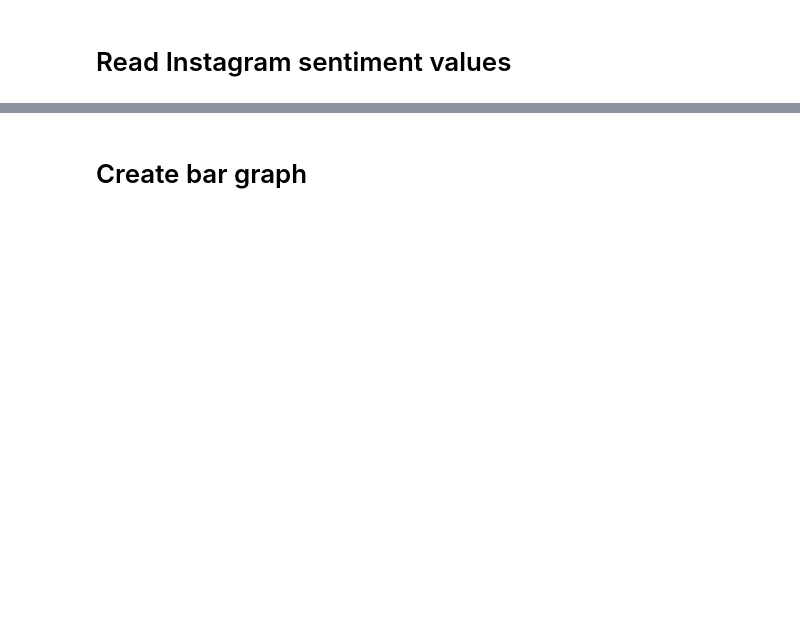
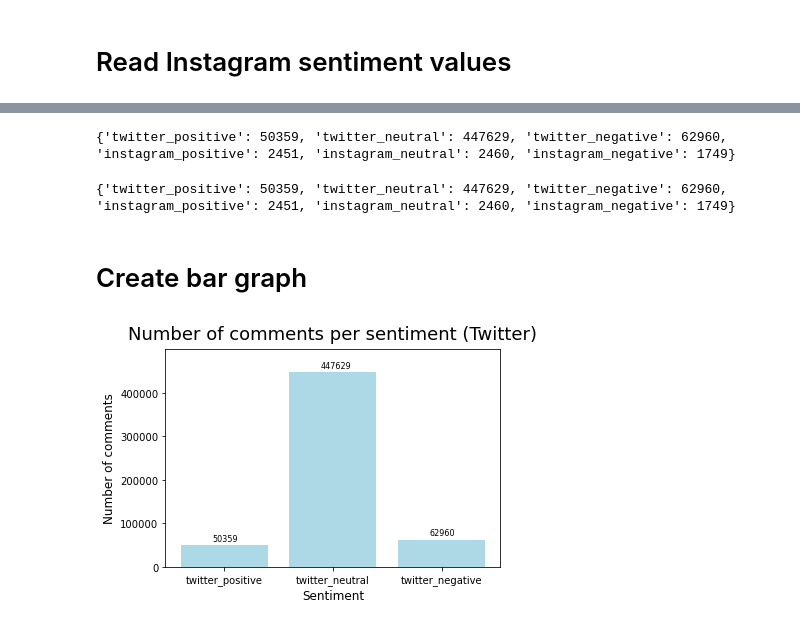
Before and after one commit to joshuawong96/Trump-Impeachment-Analysis, a Jupyter notebook: Combined Analysis/Combined_Analysis.ipynb, the cells around one changed output, grey strips where cells are left out. Saved outputs shown, nothing was run; the diff lists cells and outputs as text; code cells hidden in the pictures; blank space fills up the shorter version.

```diff
--- a/Combined Analysis/Combined_Analysis.ipynb
+++ b/Combined Analysis/Combined_Analysis.ipynb
@@ -636,7 +624,7 @@ plt.hist(df6.vader_score)
 # VISUALISATION ANALYSIS
 # %%
 # Prepare dictionary for later
-value_dict = {
+value_dict_emoji = {
     'twitter_positive':0,
     'twitter_neutral':0,
     'twitter_negative':0,
@@ -644,6 +632,15 @@ value_dict = {
     'instagram_neutral':0,
     'instagram_negative':0,
 }
+
+value_dict_no_emoji = {
+    'twitter_positive':0,
+    'twitter_neutral':0,
+    'twitter_negative':0,
+    'instagram_positive':0,
+    'instagram_neutral':0,
+    'instagram_negative':0,
+}
 # %% [markdown]
 # Read Twitter sentiment values
 # %%
@@ -652,9 +649,9 @@ df.head()
 # %%
 for value in df['vader_compound_emoji']:
     if value >= 0.05:
-        value_dict['twitter_positive'] += 1
+        value_dict_emoji['twitter_positive'] += 1
     elif value <= -0.05:
-        value_dict['twitter_negative'] += 1
+        value_dict_emoji['twitter_negative'] += 1
     else:
-        value_dict['twitter_neutral'] += 1
-print(value_dict)
+        value_dict_emoji['twitter_neutral'] += 1
+print(value_dict_emoji)
@@ -668,28 +683,43 @@ FileNotFoundError: [Errno 2] No such file or directory: 'instagram_comments_proc
 # %%
 for value in df2['vader_compound_emoji']:
     if value >= 0.05:
-        value_dict['instagram_positive'] += 1
+        value_dict_emoji['instagram_positive'] += 1
     elif value <= -0.05:
-        value_dict['instagram_negative'] += 1
+        value_dict_emoji['instagram_negative'] += 1
     else:
-        value_dict['instagram_neutral'] += 1
-print(value_dict)
+        value_dict_emoji['instagram_neutral'] += 1
+print(value_dict_emoji)
+# %% [output]
+{'twitter_positive': 50359, 'twitter_neutral': 447629, 'twitter_negative': 62960, 'instagram_positive': 2451, 'instagram_neutral': 2460, 'instagram_negative': 1749}
+# %%
+for value in df2['vader_compound_no_emoji']:
+    if value >= 0.05:
+        value_dict_no_emoji['instagram_positive'] += 1
+    elif value <= -0.05:
+        value_dict_no_emoji['instagram_negative'] += 1
+    else:
+        value_dict_no_emoji['instagram_neutral'] += 1
+print(value_dict_emoji)
+# %% [output]
+{'twitter_positive': 50359, 'twitter_neutral': 447629, 'twitter_negative': 62960, 'instagram_positive': 2451, 'instagram_neutral': 2460, 'instagram_negative': 1749}
 # %% [markdown]
 # Create bar graph
 # %%
 # Twitter
-plt.bar(range(3), [value_dict['twitter_positive'], value_dict['twitter_neutral'], value_dict['twitter_negative']])
+plt.bar(range(3), [value_dict['twitter_positive'], value_dict['twitter_neutral'], value_dict['twitter_negative']], color='lightblue')
 plt.xticks(range(3), ['twitter_positive', 'twitter_neutral', 'twitter_negative'])
 plt.title("Number of comments per sentiment (Twitter)", fontsize = 18, pad=10)
 plt.xlabel("Sentiment", fontsize = 12)
 plt.ylabel("Number of comments",fontsize = 12)
 num_comments_list = list(value_dict.values())
 for i in range(3):
-    plt.text(x=i-0.11 , y = num_comments_list[i]+3400 , s=f"{num_comments_list[i]}" , fontdict=dict(fontsize=8))
-
-# plt.savefig('Number of comments per sentiment (Twitter).png')
-plt.tight_layout()
+    plt.text(x=i-0.11 , y = num_comments_list[i]+9000 , s=f"{num_comments_list[i]}" , fontdict=dict(fontsize=8))
+axes = plt.gca()
+axes.set_ylim([0,499999])
+plt.savefig('Number of comments per sentiment (Twitter).jpg', dpi=600, bbox_inches='tight')
 plt.show()
+# %% [output]
+[figure, added]
 # %%
 # Instagram
 plt.bar(range(3), [value_dict['instagram_positive'], value_dict['instagram_neutral'], value_dict['instagram_negative']])
```
Also changed, not shown: parts of 13 cells of this notebook, 6 other files.
